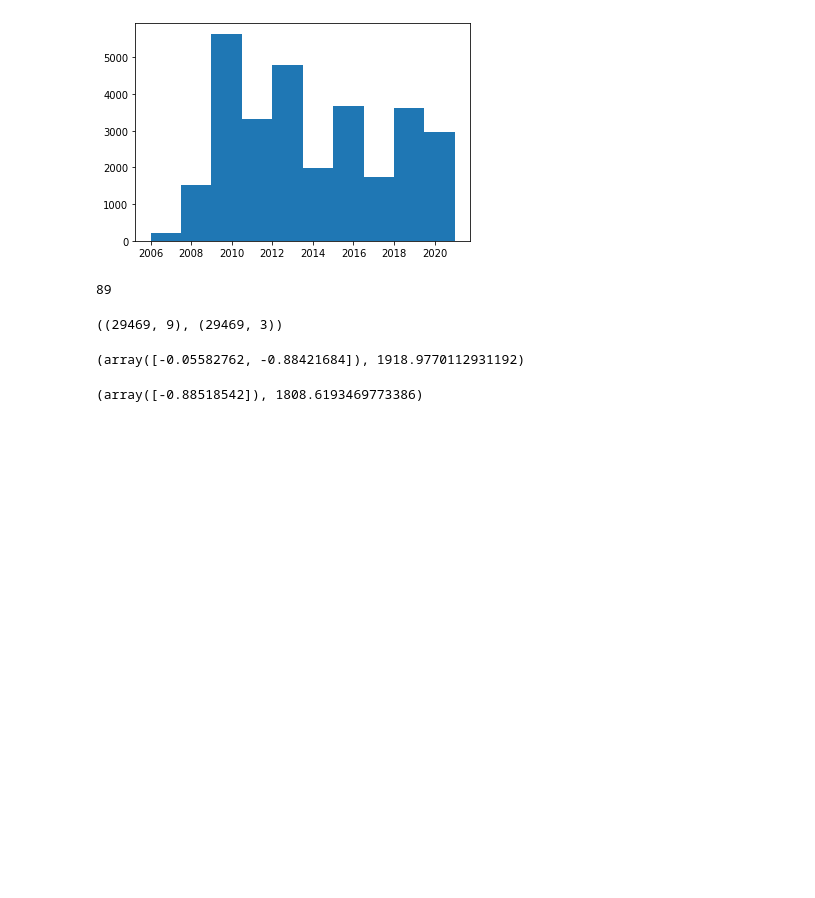
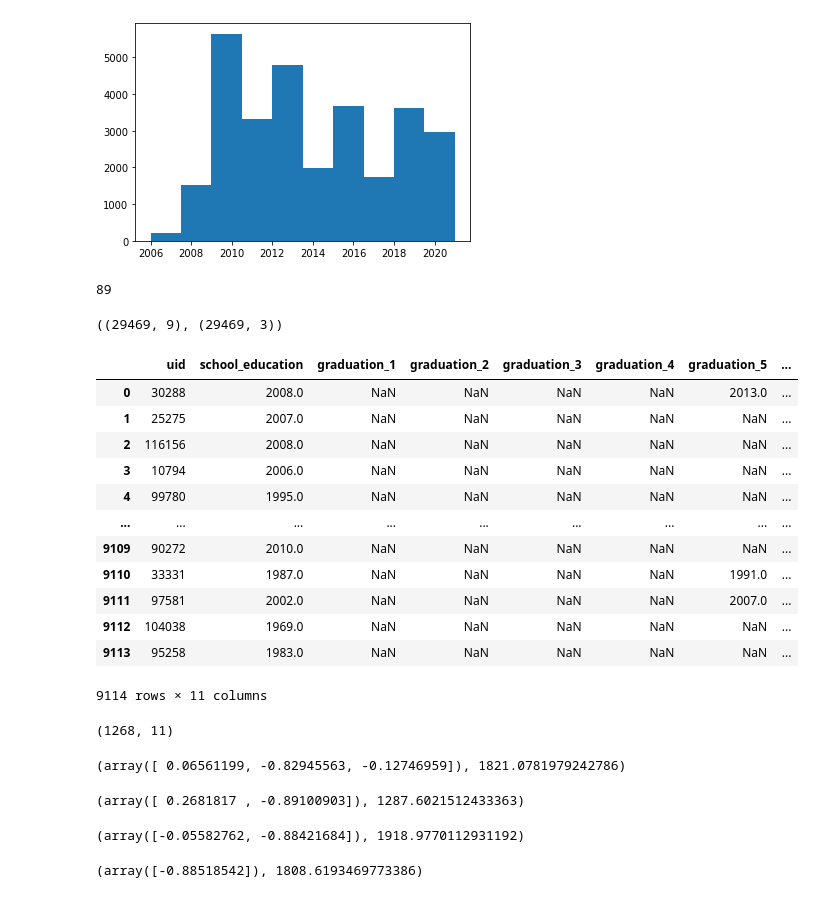
Before and after one commit to sergmiller/vk-cup-2021, a Jupyter notebook: research/v1.ipynb, the cells around one changed output. Cells and saved outputs as stored; diff of their text form; code cells hidden in the pictures; blank space fills up the shorter version.

```diff
--- a/research/v1.ipynb
+++ b/research/v1.ipynb
@@ -43,3 +44,19 @@ edu.shape, train.shape
 ((29469, 9), (29469, 3))
 # %%
 edu_with_register = pd.merge(edu[~pd.isnull(edu['school_education'])], train, how='left', on='uid')
+# %%
+edu_with_register
+# %% [output]
+|  | uid | school_education | graduation_1 | graduation_2 | graduation_3 | graduation_4 | graduation_5 | ... |
+| 0 | 30288 | 2008.0 | NaN | NaN | NaN | NaN | 2013.0 | ... |
+| 1 | 25275 | 2007.0 | NaN | NaN | NaN | NaN | NaN | ... |
+| 2 | 116156 | 2008.0 | NaN | NaN | NaN | NaN | NaN | ... |
+| 3 | 10794 | 2006.0 | NaN | NaN | NaN | NaN | NaN | ... |
+| 4 | 99780 | 1995.0 | NaN | NaN | NaN | NaN | NaN | ... |
+| ... | ... | ... | ... | ... | ... | ... | ... | ... |
+| 9109 | 90272 | 2010.0 | NaN | NaN | NaN | NaN | NaN | ... |
+| 9110 | 33331 | 1987.0 | NaN | NaN | NaN | NaN | 1991.0 | ... |
+| 9111 | 97581 | 2002.0 | NaN | NaN | NaN | NaN | 2007.0 | ... |
+| 9112 | 104038 | 1969.0 | NaN | NaN | NaN | NaN | NaN | ... |
+| 9113 | 95258 | 1983.0 | NaN | NaN | NaN | NaN | NaN | ... |
+9114 rows × 11 columns
@@ -46,3 +67,19 @@ edu_with_register = pd.merge(edu[~pd.isnull(edu['school_education'])], train, ho
+# %%
+edu_with_g5_and_reg.shape
+# %% [output]
+(1268, 11)
+# %%
+model = LinearRegression()
+model.fit(edu_with_g5_and_reg[['registered_year', 'school_education', 'graduation_5']], edu_with_g5_and_reg['age'].values.reshape(-1))
+model.coef_, model.intercept_
+# %% [output]
+(array([ 0.06561199, -0.82945563, -0.12746959]), 1821.0781979242786)
+# %%
+model = LinearRegression()
+model.fit(edu_with_g5[['registered_year', 'graduation_5']], edu_with_g5['age'].values.reshape(-1))
+model.coef_, model.intercept_
+# %% [output]
+(array([ 0.2681817 , -0.89100903]), 1287.6021512433363)
 # %%
 model = LinearRegression()
 model.fit(edu_with_register[['registered_year', 'school_education']], edu_with_register['age'].values.reshape(-1))
```
Also changed, not shown: parts of 25 cells of this notebook, 1 other file.
